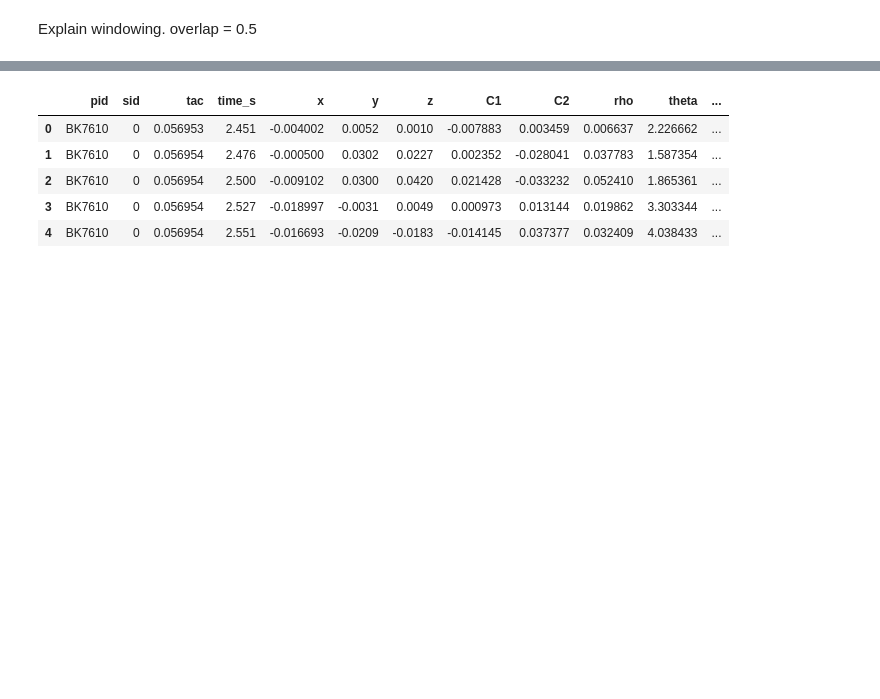
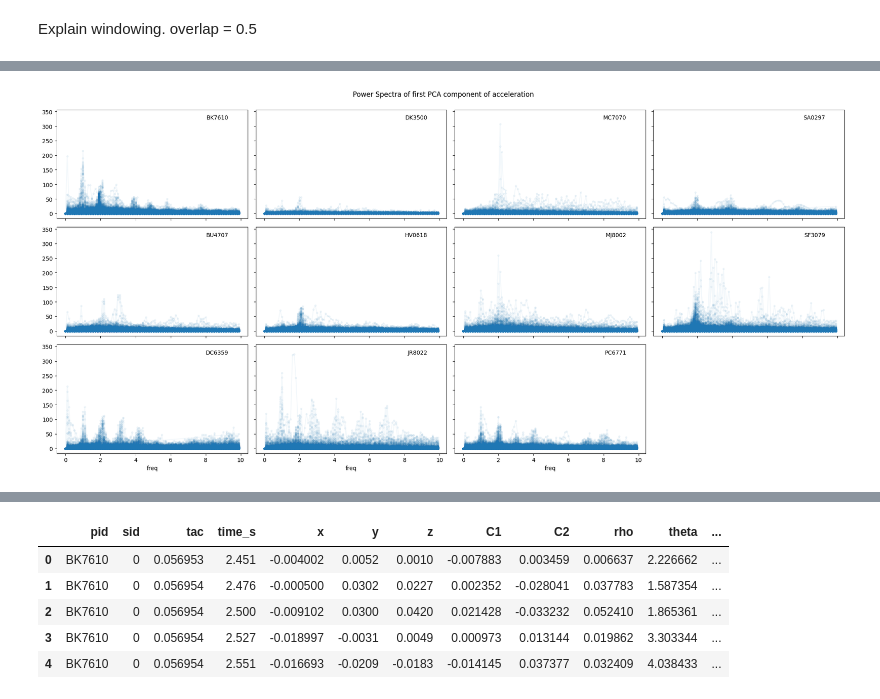
Before and after one commit to eatai/bar_crawl, a Jupyter notebook: BarCrawl_Classification.ipynb, the cells around one changed output, grey strips where cells are left out. Cells and saved outputs as stored; diff of their text form; code cells hidden in the pictures; blank space fills up the shorter version.

```diff
--- a/BarCrawl_Classification.ipynb
+++ b/BarCrawl_Classification.ipynb
@@ -335,0 +345,22 @@ pickle.dump(subject_data, open("subject_data.p","wb"))
+# %%
+fig, ax = plt.subplots(3,4, figsize=(20, 10), sharex=True, sharey=True)
+
+for k, pid in enumerate(pid_list):
+    i,j = k%3, int(np.floor(k/3))
+    df = subject_data[pid]['sample_fft']
+
+    df.plot(x='freq', y = ['C1'],
+        marker = '.', linestyle = None, alpha = 0.05,
+        ax = ax[i,j], legend=False)
+
+    ax[i,j].text(0.9, 0.9, pid,
+        horizontalalignment='right',
+        verticalalignment='bottom',
+        transform=ax[i,j].transAxes)
+
+fig.delaxes(ax[2,3])
+fig.tight_layout(rect=[0, 0.03, 1, 0.95])
+fig.suptitle('Power Spectra of first PCA component of acceleration')
+plt.show()
+# %% [output]
+[figure, added]
```
Also changed, not shown: parts of 60 cells of this notebook, 2 other files.
